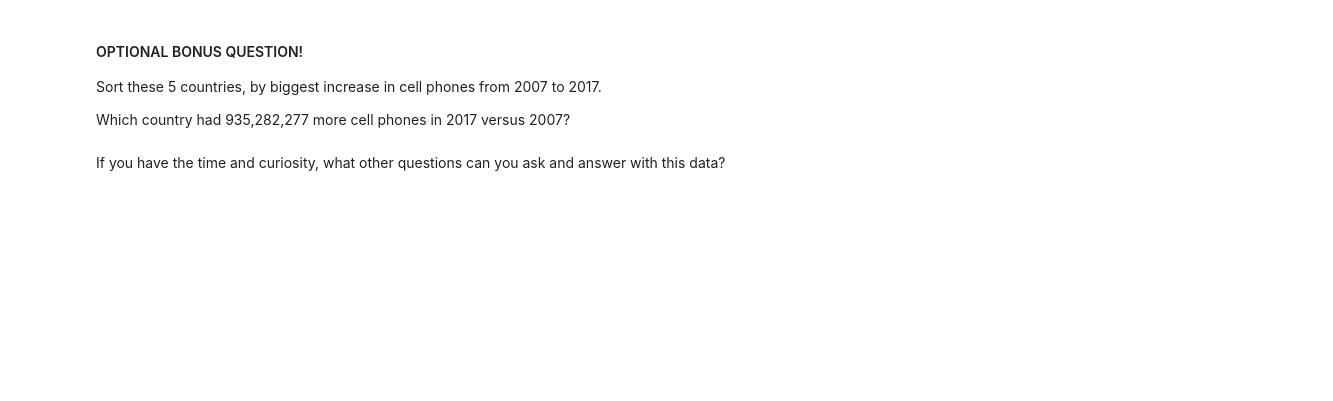
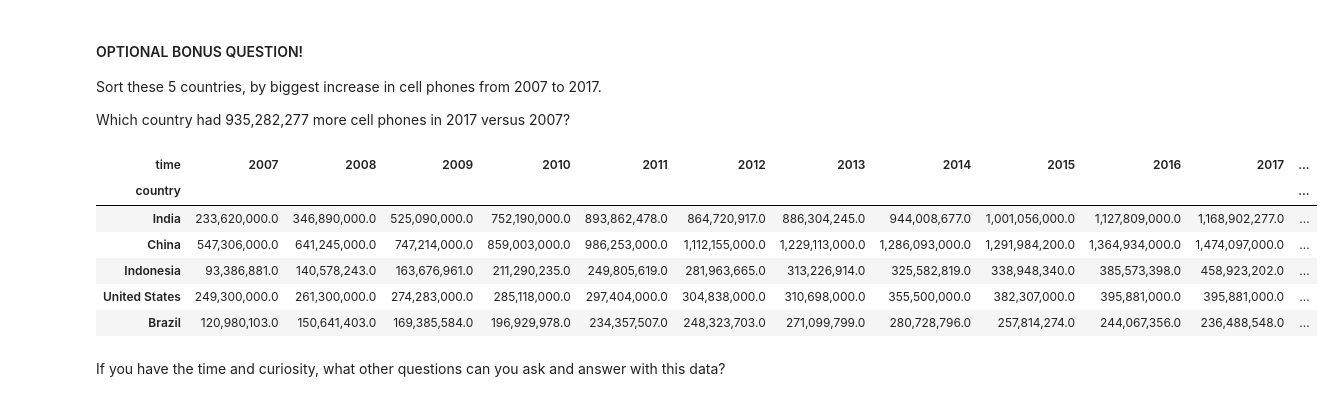
Before and after one commit to MrT3313/DS-Unit-1-Sprint-2-Data-Wrangling-and-Storytelling, a Jupyter notebook: DS-Unit-1-Sprint-Challenge-2.ipynb, the cells around one changed output. Saved outputs shown, nothing was run; the diff lists cells and outputs as text; code cells hidden in the pictures; blank space fills up the shorter version.

```diff
--- a/DS-Unit-1-Sprint-Challenge-2.ipynb
+++ b/DS-Unit-1-Sprint-Challenge-2.ipynb
@@ -45,2 +121,7 @@ Calculate the number of cell phones per person, and add this column onto your da
 # %% [markdown]
 Modify the `geo` column to make the geo codes uppercase instead of lowercase.
+# %%
+final['geo'] = final['geo'].str.upper()
+
+print(final.shape)
+final.head()
@@ -78,3 +317,6 @@ Create a pivot table:
 - Values: Cell Phones Total
 
 The table's shape should be: (5, 11)
+# %%
+years_list = list(range(2007, 2018))
+years_list
@@ -80,0 +325,3 @@ The table's shape should be: (5, 11)
+# %%
+country_list = ['China', 'India', 'United States', 'Indonesia', 'Brazil']
+country_list
@@ -80,0 +330,8 @@ The table's shape should be: (5, 11)
+# %%
+subset = final[final['time'].isin(years_list)]
+subset = subset[subset['country'].isin(country_list)]
+
+pivot_table_phoneTotals = pd.pivot(subset, values='cell_phones_total', index='country', columns='time')
+
+print(pivot_table_phoneTotals.shape)
+pivot_table_phoneTotals
@@ -84,5 +364,19 @@ The table's shape should be: (5, 11)
 Sort these 5 countries, by biggest increase in cell phones from 2007 to 2017.
 
 Which country had 935,282,277 more cell phones in 2017 versus 2007?
+# %%
+pivot_table_phoneTotals['increase'] = pivot_table_phoneTotals[2017] - pivot_table_phoneTotals[2007]
+
+pivot_table_phoneTotals.sort_values(by='increase',ascending=False)
+
+# INDIA
+# %% [output]
+| time | 2007 | 2008 | 2009 | 2010 | 2011 | 2012 | 2013 | 2014 | 2015 | 2016 | 2017 | ... |
+| country |  |  |  |  |  |  |  |  |  |  |  | ... |
+| India | 233,620,000.0 | 346,890,000.0 | 525,090,000.0 | 752,190,000.0 | 893,862,478.0 | 864,720,917.0 | 886,304,245.0 | 944,008,677.0 | 1,001,056,000.0 | 1,127,809,000.0 | 1,168,902,277.0 | ... |
+| China | 547,306,000.0 | 641,245,000.0 | 747,214,000.0 | 859,003,000.0 | 986,253,000.0 | 1,112,155,000.0 | 1,229,113,000.0 | 1,286,093,000.0 | 1,291,984,200.0 | 1,364,934,000.0 | 1,474,097,000.0 | ... |
+| Indonesia | 93,386,881.0 | 140,578,243.0 | 163,676,961.0 | 211,290,235.0 | 249,805,619.0 | 281,963,665.0 | 313,226,914.0 | 325,582,819.0 | 338,948,340.0 | 385,573,398.0 | 458,923,202.0 | ... |
+| United States | 249,300,000.0 | 261,300,000.0 | 274,283,000.0 | 285,118,000.0 | 297,404,000.0 | 304,838,000.0 | 310,698,000.0 | 355,500,000.0 | 382,307,000.0 | 395,881,000.0 | 395,881,000.0 | ... |
+| Brazil | 120,980,103.0 | 150,641,403.0 | 169,385,584.0 | 196,929,978.0 | 234,357,507.0 | 248,323,703.0 | 271,099,799.0 | 280,728,796.0 | 257,814,274.0 | 244,067,356.0 | 236,488,548.0 | ... |
 # %% [markdown]
 If you have the time and curiosity, what other questions can you ask and answer with this data?
```
Also changed, not shown: parts of 23 cells of this notebook.
